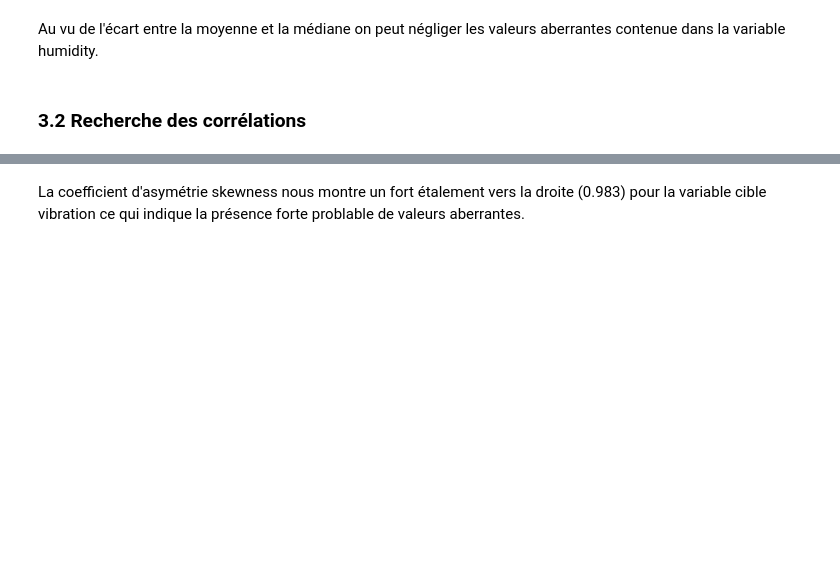
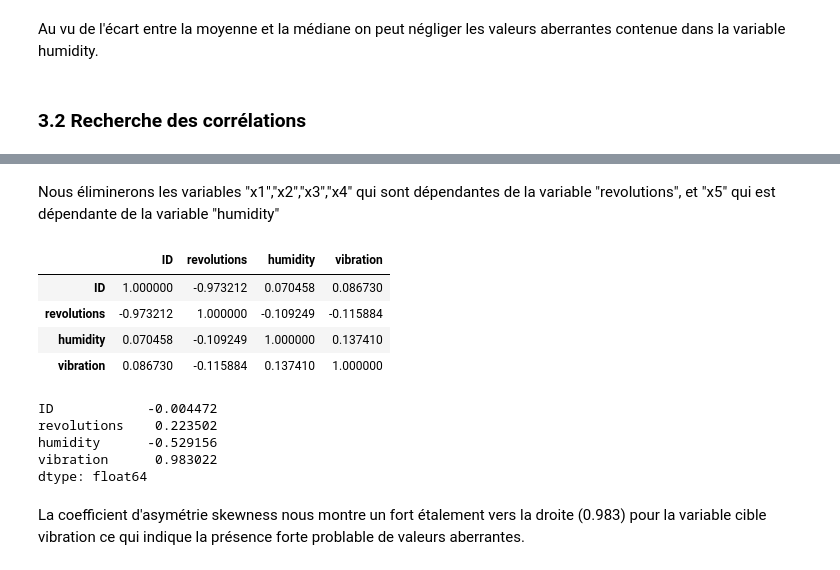
Before and after one commit to laurentngwe/8INF309, a Jupyter notebook: p_maintenance.ipynb, the cells around one changed output, grey strips where cells are left out. Saved outputs shown, nothing was run; the diff lists cells and outputs as text; code cells hidden in the pictures; blank space fills up the shorter version.

```diff
--- a/p_maintenance.ipynb
+++ b/p_maintenance.ipynb
@@ -177,9 +335,23 @@ Nous éliminerons les variables "x1","x2","x3","x4","ID", qui sont dépendantes
+# %% [markdown]
+Nous éliminerons les variables "x1","x2","x3","x4" qui sont dépendantes de la variable "revolutions", et "x5" qui est dépendante de la variable "humidity"
 # %%
-corr_matrix = maintenance_df[["revolutions","humidity","vibration"]].corr().style.background_gradient(cmap='coolwarm')
+corr_matrix = maintenance_df[["ID","revolutions","humidity","vibration"]].corr().style.background_gradient(cmap='coolwarm')
 
 corr_matrix
+# %% [output]
+|  | ID | revolutions | humidity | vibration |
+| ID | 1.000000 | -0.973212 | 0.070458 | 0.086730 |
+| revolutions | -0.973212 | 1.000000 | -0.109249 | -0.115884 |
+| humidity | 0.070458 | -0.109249 | 1.000000 | 0.137410 |
+| vibration | 0.086730 | -0.115884 | 0.137410 | 1.000000 |
 # %%
-maintenance_df[["revolutions","humidity","vibration"]].skew()
+maintenance_df[["ID","revolutions","humidity","vibration"]].skew()
+# %% [output]
+ID            -0.004472
+revolutions    0.223502
+humidity      -0.529156
+vibration      0.983022
+dtype: float64
 # %% [markdown]
 La coefficient d'asymétrie skewness nous montre un fort étalement vers la droite (0.983) pour la variable cible vibration ce qui indique la présence forte problable de valeurs aberrantes.
 # %% [markdown]
```
Also changed, not shown: parts of 15 cells of this notebook, 1 other file.
